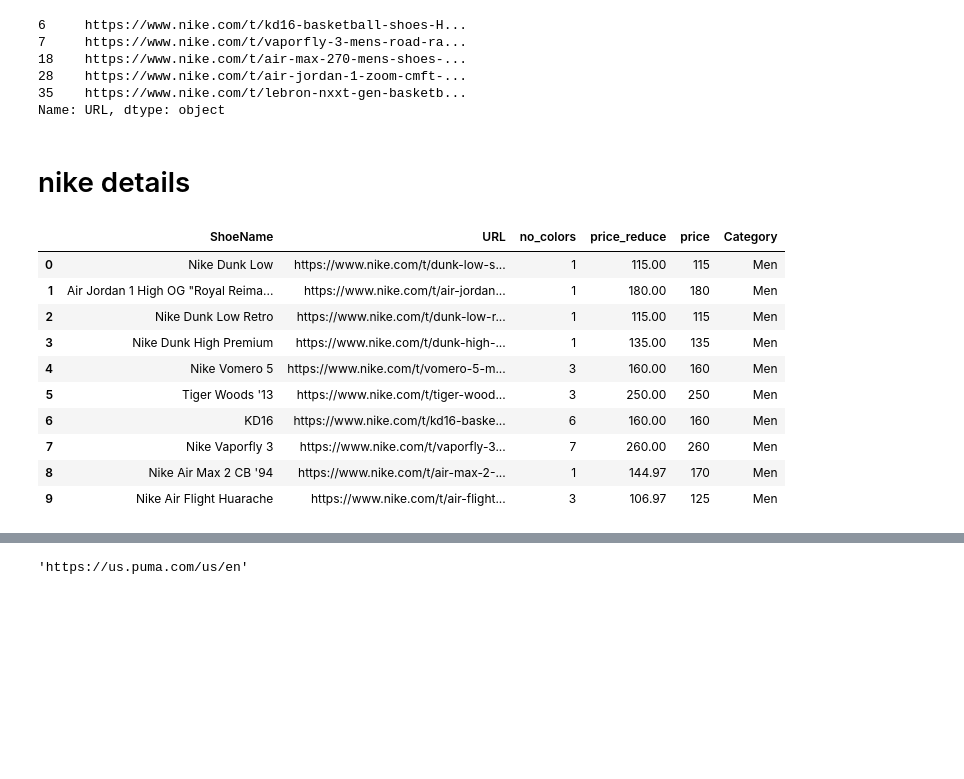
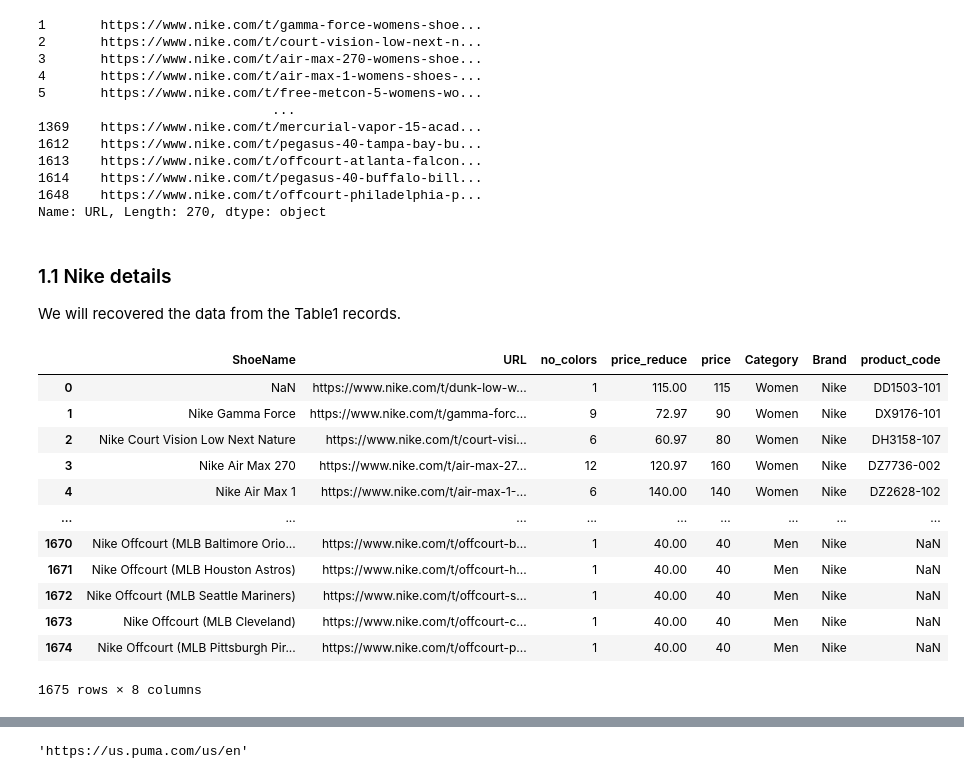
Before and after one commit to matiaga/Capstone-project, a Jupyter notebook: Shoe Brand Capstone - 01 Webscraping phase.ipynb, the cells around one changed output, grey strips where cells are left out. Cells and saved outputs as stored; diff of their text form; code cells hidden in the pictures; blank space fills up the shorter version.

```diff
--- a/Shoe Brand Capstone - 01 Webscraping phase.ipynb
+++ b/Shoe Brand Capstone - 01 Webscraping phase.ipynb
@@ -196,9 +191,16 @@ attributes_det = {'count_of_sizes': [By.XPATH, '//p[@class="f4 my-3"]', fn_text,
 # %%
-df_shoes[df_shoes['no_colors'].astype(int) > 5]['URL'][:5]
+# Nike shoes with more than 5 colors availables
+df_shoes[df_shoes['no_colors'].astype(int) > 5]['URL']
 # %% [output]
-6     https://www.nike.com/t/kd16-basketball-shoes-H...
-7     https://www.nike.com/t/vaporfly-3-mens-road-ra...
-18    https://www.nike.com/t/air-max-270-mens-shoes-...
-28    https://www.nike.com/t/air-jordan-1-zoom-cmft-...
-35    https://www.nike.com/t/lebron-nxxt-gen-basketb...
-Name: URL, dtype: object
+1       https://www.nike.com/t/gamma-force-womens-shoe...
+2       https://www.nike.com/t/court-vision-low-next-n...
+3       https://www.nike.com/t/air-max-270-womens-shoe...
+4       https://www.nike.com/t/air-max-1-womens-shoes-...
+5       https://www.nike.com/t/free-metcon-5-womens-wo...
+                              ...
+1369    https://www.nike.com/t/mercurial-vapor-15-acad...
+1612    https://www.nike.com/t/pegasus-40-tampa-bay-bu...
+1613    https://www.nike.com/t/offcourt-atlanta-falcon...
+1614    https://www.nike.com/t/pegasus-40-buffalo-bill...
+1648    https://www.nike.com/t/offcourt-philadelphia-p...
+Name: URL, Length: 270, dtype: object
@@ -214,17 +207,21 @@ df_det = scrape_data_by_urls(df_shoes[df_shoes['no_colors'].astype(int) > 5]['UR
 # %% [markdown]
-# nike details
+###  1.1 Nike details
+
+We will recovered the data from the Table1 records.
 # %%
 df_shoes_nike = pd.read_csv('datasets/Table1_nike.csv', index_col=0)
-df_shoes_nike.head(10)
+df_shoes_nike
 # %% [output]
-|  | ShoeName | URL | no_colors | price_reduce | price | Category |
-| 0 | Nike Dunk Low | https://www.nike.com/t/dunk-low-s... | 1 | 115.00 | 115 | Men |
-| 1 | Air Jordan 1 High OG "Royal Reima... | https://www.nike.com/t/air-jordan... | 1 | 180.00 | 180 | Men |
-| 2 | Nike Dunk Low Retro | https://www.nike.com/t/dunk-low-r... | 1 | 115.00 | 115 | Men |
-| 3 | Nike Dunk High Premium | https://www.nike.com/t/dunk-high-... | 1 | 135.00 | 135 | Men |
-| 4 | Nike Vomero 5 | https://www.nike.com/t/vomero-5-m... | 3 | 160.00 | 160 | Men |
-| 5 | Tiger Woods '13 | https://www.nike.com/t/tiger-wood... | 3 | 250.00 | 250 | Men |
-| 6 | KD16 | https://www.nike.com/t/kd16-baske... | 6 | 160.00 | 160 | Men |
-| 7 | Nike Vaporfly 3 | https://www.nike.com/t/vaporfly-3... | 7 | 260.00 | 260 | Men |
-| 8 | Nike Air Max 2 CB '94 | https://www.nike.com/t/air-max-2-... | 1 | 144.97 | 170 | Men |
-| 9 | Nike Air Flight Huarache | https://www.nike.com/t/air-flight... | 3 | 106.97 | 125 | Men |
+|  | ShoeName | URL | no_colors | price_reduce | price | Category | Brand | product_code |
+| 0 | NaN | https://www.nike.com/t/dunk-low-w... | 1 | 115.00 | 115 | Women | Nike | DD1503-101 |
+| 1 | Nike Gamma Force | https://www.nike.com/t/gamma-forc... | 9 | 72.97 | 90 | Women | Nike | DX9176-101 |
+| 2 | Nike Court Vision Low Next Nature | https://www.nike.com/t/court-visi... | 6 | 60.97 | 80 | Women | Nike | DH3158-107 |
+| 3 | Nike Air Max 270 | https://www.nike.com/t/air-max-27... | 12 | 120.97 | 160 | Women | Nike | DZ7736-002 |
+| 4 | Nike Air Max 1 | https://www.nike.com/t/air-max-1-... | 6 | 140.00 | 140 | Women | Nike | DZ2628-102 |
+| ... | ... | ... | ... | ... | ... | ... | ... | ... |
+| 1670 | Nike Offcourt (MLB Baltimore Orio... | https://www.nike.com/t/offcourt-b... | 1 | 40.00 | 40 | Men | Nike | NaN |
+| 1671 | Nike Offcourt (MLB Houston Astros) | https://www.nike.com/t/offcourt-h... | 1 | 40.00 | 40 | Men | Nike | NaN |
+| 1672 | Nike Offcourt (MLB Seattle Mariners) | https://www.nike.com/t/offcourt-s... | 1 | 40.00 | 40 | Men | Nike | NaN |
+| 1673 | Nike Offcourt (MLB Cleveland) | https://www.nike.com/t/offcourt-c... | 1 | 40.00 | 40 | Men | Nike | NaN |
+| 1674 | Nike Offcourt (MLB Pittsburgh Pir... | https://www.nike.com/t/offcourt-p... | 1 | 40.00 | 40 | Men | Nike | NaN |
+1675 rows × 8 columns
```
Also changed, not shown: parts of 242 cells of this notebook, 51 other files.
